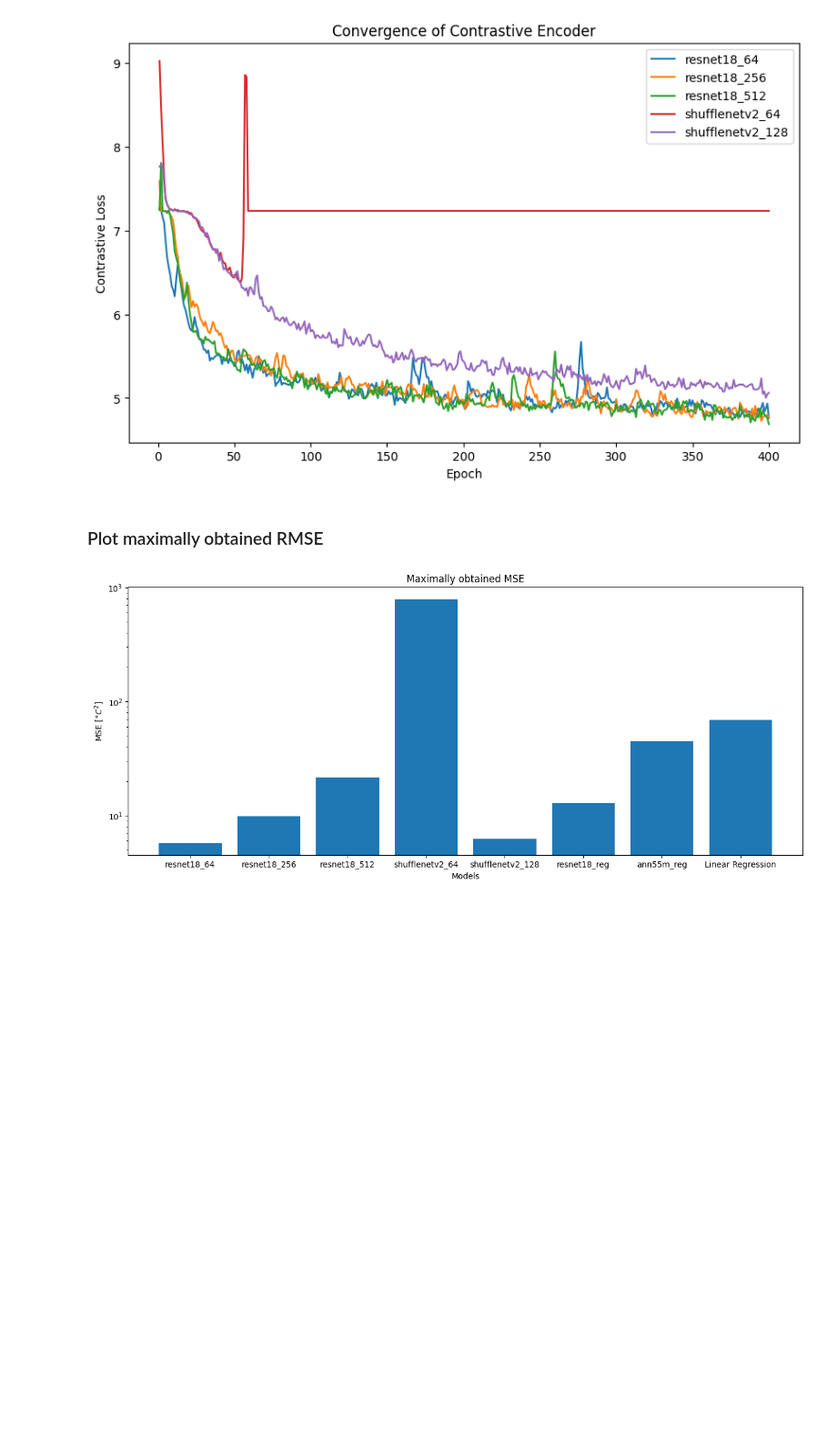
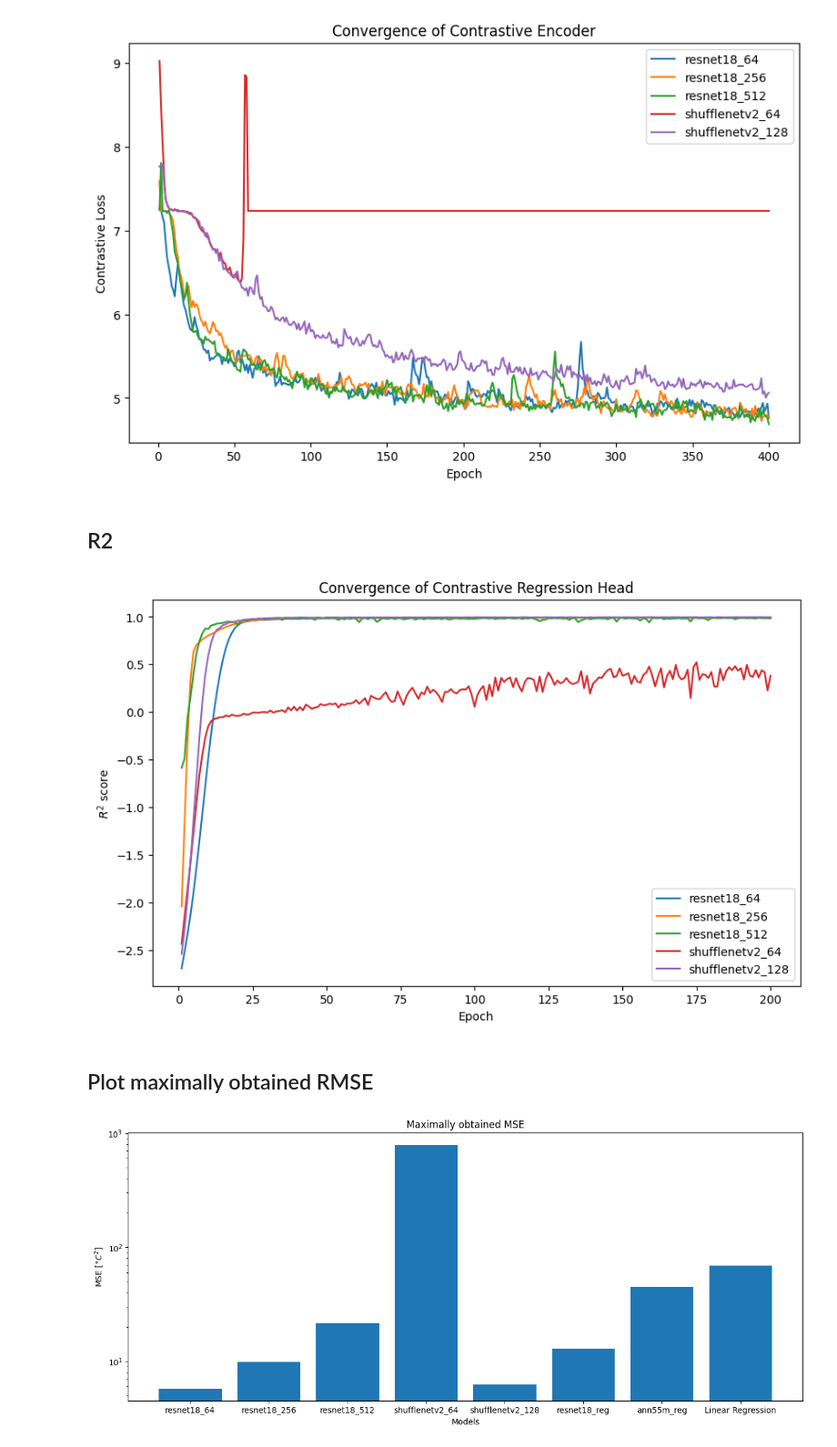
Before and after one commit to tsopeter/835-Final-Project, a Jupyter notebook: CompareModels.ipynb, the cells around one changed output. Shown at 91% size. Cells and saved outputs as stored; diff of their text form; code cells hidden in the pictures; blank space fills up the shorter version.

```diff
--- a/CompareModels.ipynb
+++ b/CompareModels.ipynb
@@ -69,8 +73,35 @@ plt.legend([key for key, _ in Models.items()])
 plt.show()
 # %% [output]
 [figure]
+# %% [markdown]
+## R2
+# %%
+Models = {}
+Models['resnet18_64'] = GetRegressorDataAsDict('ConModels/Resnet18/5_400ep_64e_r_200ep_1_t1.0_b128/Regressor')
+Models['resnet18_256'] = GetRegressorDataAsDict('ConModels/Resnet18/1_400ep_256e_r_200ep_1_t1.0_b128/Regressor')
+Models['resnet18_512'] = GetRegressorDataAsDict('ConModels/Resnet18/4_400ep_512e_r_200ep_1_t1.0_b128/Regressor')
+Models['shufflenetv2_64'] = GetRegressorDataAsDict('ConModels/ShuffleNetV2/1_400ep_64e_r_200ep_1_t1.0/Regressor')
+Models['shufflenetv2_128'] = GetRegressorDataAsDict('ConModels/ShuffleNetV2/1_400ep_128e_r_200ep_1_t1.0/Regressor')
+
+epochs = 200
+plt.figure(figsize=[10, 6])
+plt.plot(
+    np.array([
+        np.arange(1, epochs+1) for _ in range(len(Models))
+    ]).T,
+    np.array([
+        Models[key]['VR2'][:epochs] for key, item in Models.items()
+    ]).T
+)
+plt.title("Convergence of Contrastive Regression Head")
+plt.xlabel("Epoch")
+plt.ylabel(r"$R^2$ score")
+plt.legend([key for key, _ in Models.items()])
+plt.show()
+# %% [output]
+[figure, added]
 # %% [markdown]
-### Plot maximally obtained RMSE
+## Plot maximally obtained RMSE
 # %%
 Models = {}
 Models['resnet18_64'] = GetRegressorDataAsDict('ConModels/Resnet18/5_400ep_64e_r_200ep_1_t1.0_b128/Regressor')
```
Also changed, not shown: parts of 8 cells of this notebook.
